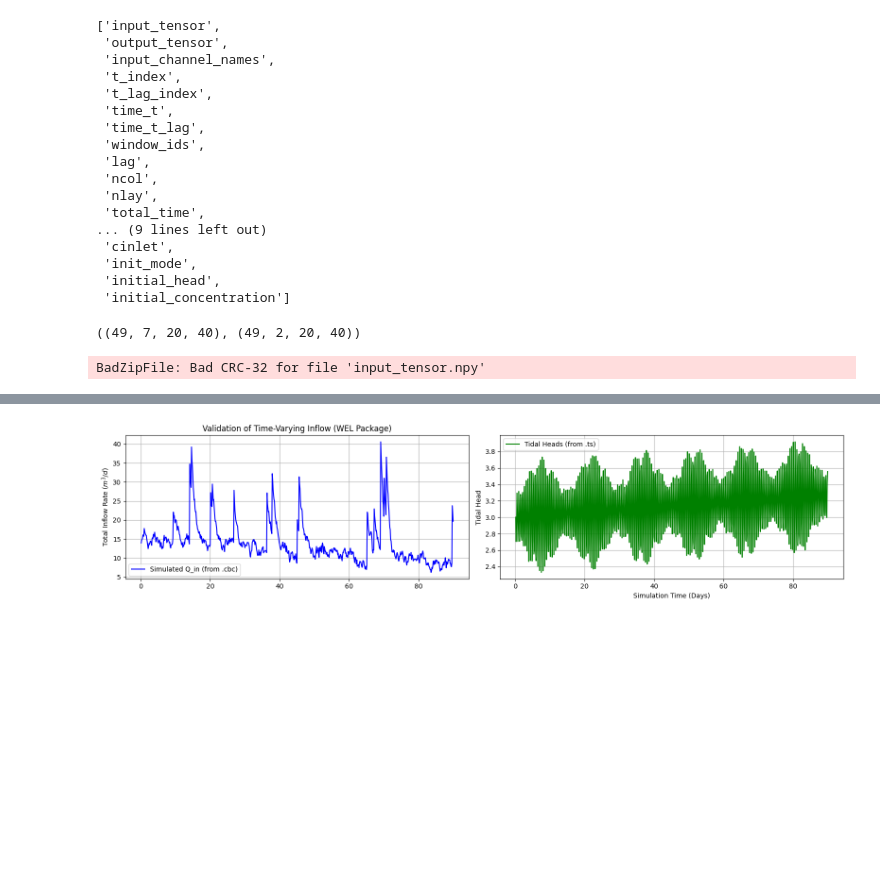
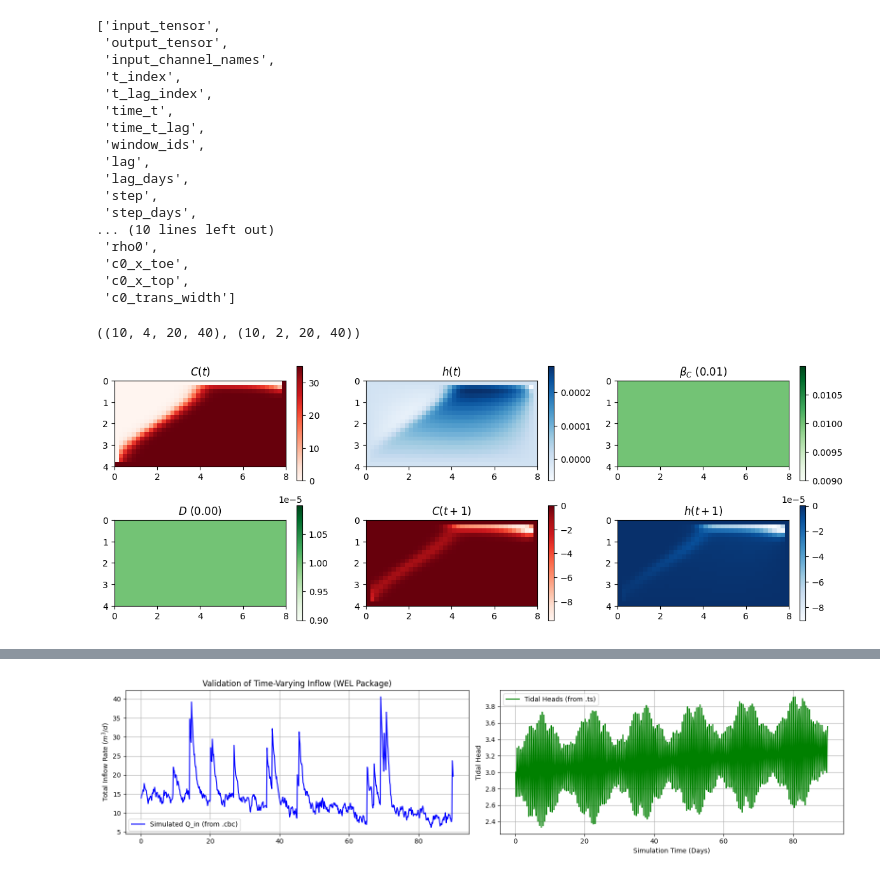
Before and after one commit to arpit-kapoor/henry_mflab, a Jupyter notebook: notebooks/test_data.ipynb, the cells around one changed output, grey strips where cells are left out. Saved outputs shown, nothing was run; the diff lists cells and outputs as text; code cells hidden in the pictures; blank space fills up the shorter version.

```diff
--- a/notebooks/test_data.ipynb
+++ b/notebooks/test_data.ipynb
@@ -4,8 +4,10 @@ import os
 # %%
 # run_dir = '/Users/akap5486/Projects/groundwater/data/henry_data/one_coupling_scenario/scenario_beta0.200_diffc0.00140/run_000001_hk864.00_por0.350_in2.8510_ghb1.0000'
 # run_dir = '/Users/akap5486/Projects/groundwater/data/henry_data/grid_scenarios_20x40/scenarios/scenario_01/run_000001/'
-run_dir = os.path.expanduser('~/Projects/groundwater/data/henry_data/grid_scenarios_dynamic_storage_20x40/scenarios/scenario_16/run_000003/')
+# run_dir = os.path.expanduser('~/Projects/groundwater/data/henry_data/grid_scenarios_dynamic_storage_20x40/scenarios/scenario_16/run_000003/')
 # run_dir = os.path.expanduser('~/Projects/groundwater/data/henry_data/grid_scenarios_high_freq_20x40/scenarios/scenario_01/run_000003/')
+
+run_dir = os.path.expanduser('~/Projects/groundwater/data/simple_henry_data/grid_scenarios_lag10_20x40/scenarios/scenario_01/run_000015/')
 # %%
 windows = np.load(run_dir + '/windows.npz')
 windows.files
@@ -19,18 +21,18 @@ windows.files
  'time_t_lag',
  'window_ids',
  'lag',
- 'ncol',
- 'nlay',
- 'total_time',
-... (9 lines left out)
- 'cinlet',
- 'init_mode',
- 'initial_head',
- 'initial_concentration']
+ 'lag_days',
+ 'step',
+ 'step_days',
+... (10 lines left out)
+ 'rho0',
+ 'c0_x_toe',
+ 'c0_x_top',
+ 'c0_trans_width']
 # %%
 windows['input_tensor'].shape, windows['output_tensor'].shape
 # %% [output]
-((49, 7, 20, 40), (49, 2, 20, 40))
+((10, 4, 20, 40), (10, 2, 20, 40))
 # %%
 # Plot conc and head at the first time step of the input tensor
 import matplotlib.pyplot as plt
@@ -83,18 +85,28 @@ def plot_input_output_at_idx(windows, idx=0):
     #     axes[k].axis('off')
 
 
-    im0 = axes[n_channels].imshow(windows['output_tensor'][idx, 0, :, :], origin='upper', cmap='Reds', extent=[x_range[0], x_range[0], z_range[1], z_range[1]])
+    im0 = axes[n_channels].imshow(
+        windows['output_tensor'][idx, 0, :, :]-windows['input_tensor'][idx, 0, :, :],
+        origin='upper',
+        cmap='Reds',
+        extent=[x_range[0], x_range[1], z_range[1], z_range[0]]
+    )
     axes[n_channels].set_title(r'$C(t+1)$')
     fig.colorbar(im0, ax=axes[n_channels])
 
-    im1 = axes[n_channels + 1].imshow(windows['output_tensor'][idx, 1, :, :], origin='upper', cmap='Blues', extent=[x_range[0], x_range[0], z_range[1], z_range[1]])
+    im1 = axes[n_channels + 1].imshow(
+        windows['output_tensor'][idx, 1, :, :]-windows['input_tensor'][idx, 1, :, :],
+        origin='upper',
+        cmap='Blues',
+        extent=[x_range[0], x_range[1], z_range[1], z_range[0]]
+    )
     axes[n_channels + 1].set_title(r'$h(t+1)$')
     fig.colorbar(im1, ax=axes[n_channels + 1])
 
     plt.tight_layout()
     plt.show()
 # %%
-plot_input_output_at_idx(windows, idx=22)
+plot_input_output_at_idx(windows, idx=1)
 # %% [output]
-BadZipFile: Bad CRC-32 for file 'input_tensor.npy'
+[figure, added]
 # %%
```
Also changed, not shown: parts of 1 cell of this notebook, 6 other files.
